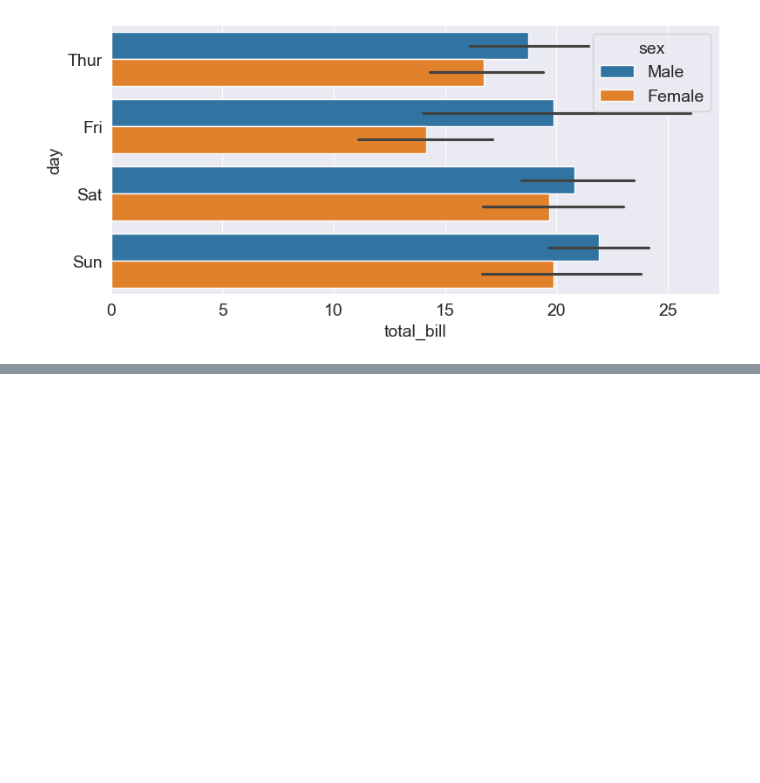
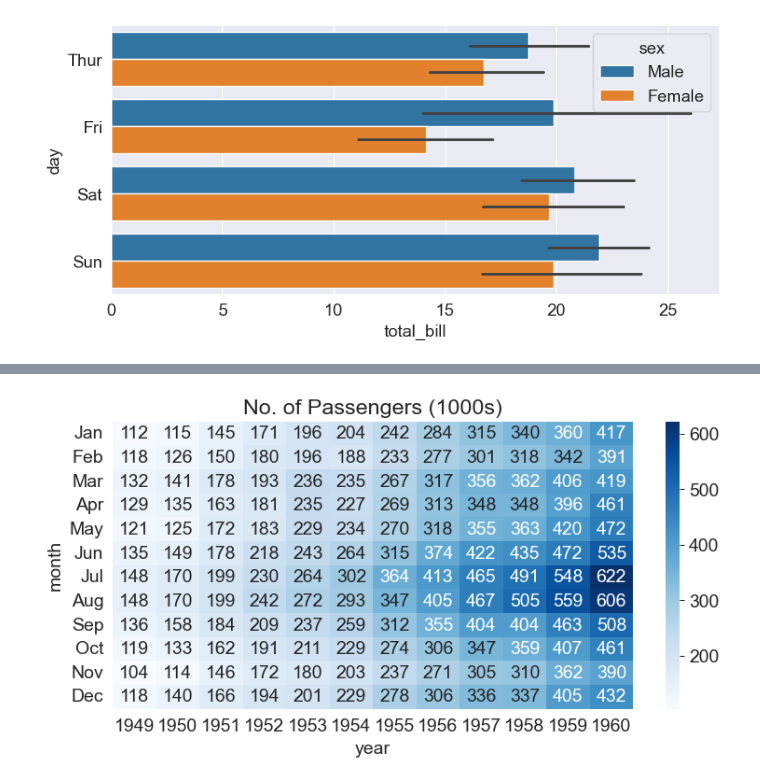
Before and after one commit to BetulAlbayrak1999/Pandas-Numpy-DataVisualization, a Jupyter notebook: Visualization with Matplotlib and Seaborn.ipynb, the cells around one changed output, grey strips where cells are left out. Cells and saved outputs as stored; diff of their text form; code cells hidden in the pictures; blank space fills up the shorter version.

```diff
--- a/Visualization with Matplotlib and Seaborn.ipynb
+++ b/Visualization with Matplotlib and Seaborn.ipynb
@@ -328,0 +371,5 @@ sns.barplot(x="total_bill", y="day", hue="sex", data=tips_df)
+# %%
+plt.title("No. of Passengers (1000s)")
+sns.heatmap(flights_df, fmt="d", annot=True, cmap="Blues");
+# %% [output]
+[figure, added]
```
Also changed, not shown: parts of 4 cells of this notebook.
